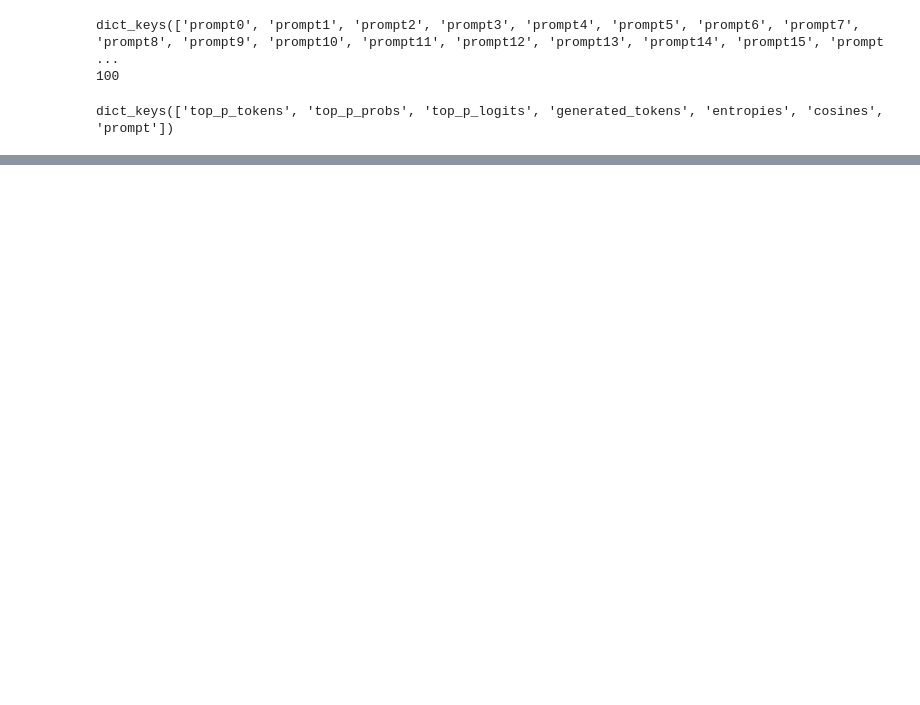
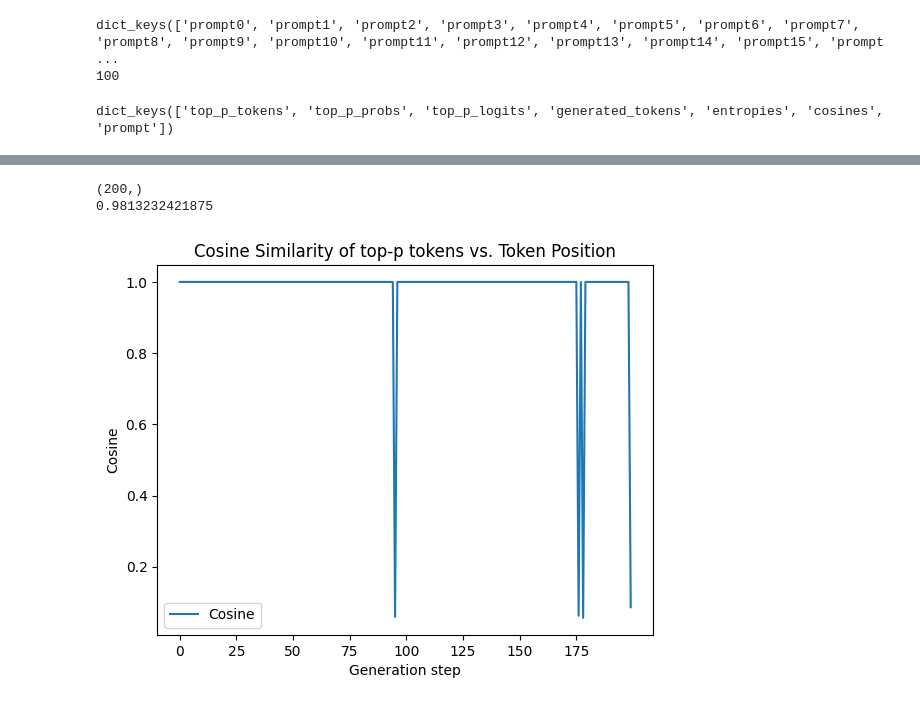
Before and after one commit to itsmejul/llm-confidence, a Jupyter notebook: plotting/plotting.ipynb, the cells around one changed output, grey strips where cells are left out. Drawn from its saved outputs; the diff is of its cells as text; code cells hidden in the pictures; blank space fills up the shorter version.

```diff
--- a/plotting/plotting.ipynb
+++ b/plotting/plotting.ipynb
@@ -34,0 +67,17 @@ tensor([151667,    198,  32313,     11,   1077,    594,   1490,     13,   2055,
+# %%
+#cosine over tokens for one prompt
+cosines_prompt0 = np.array(test['prompt0']['cosines'])
+print(cosines_prompt0.shape)
+mean_cos_prompt0 = np.mean(cosines_prompt0, axis=0)
+print(mean_cos_prompt0)
+plt.plot(cosines_prompt0, label='Cosine')
+plt.xticks(np.arange(0, len(entropies_prompt0), 25))
+plt.xlabel('Generation step')
+plt.ylabel('Cosine')
+plt.title('Cosine Similarity of top-p tokens vs. Token Position')
+plt.legend()
+plt.show()
+# %% [output]
+(200,)
+0.9813232421875
+[figure, added]
```
Also changed, not shown: parts of 10 cells of this notebook.
